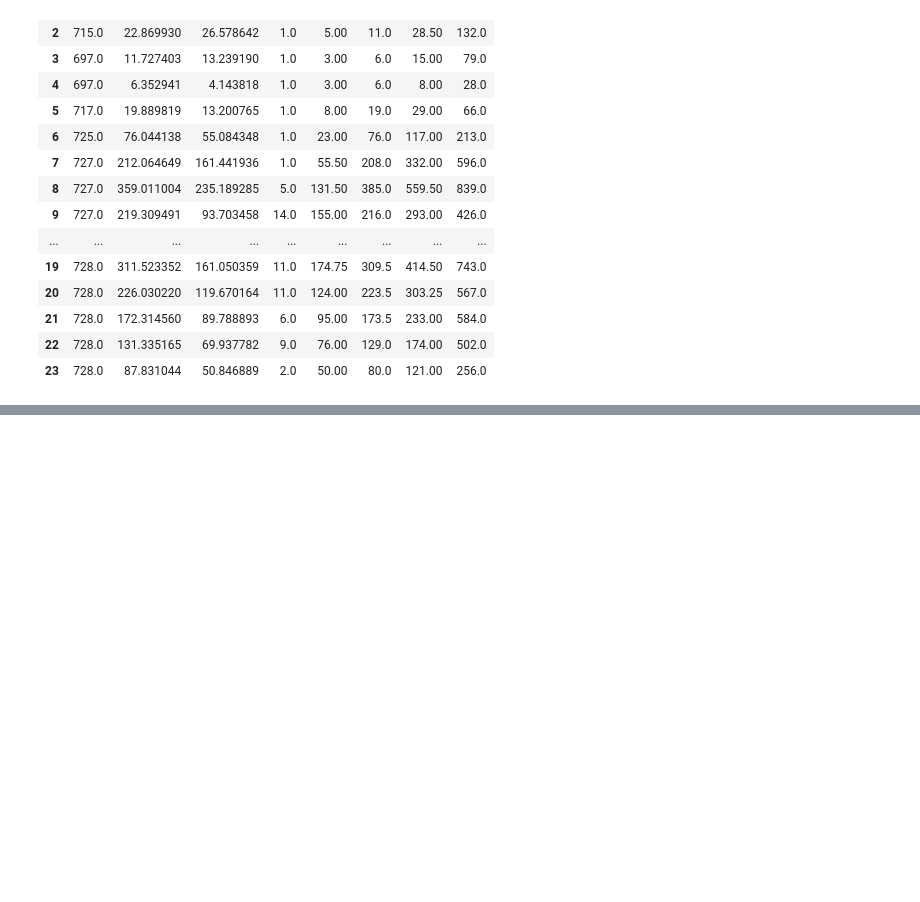
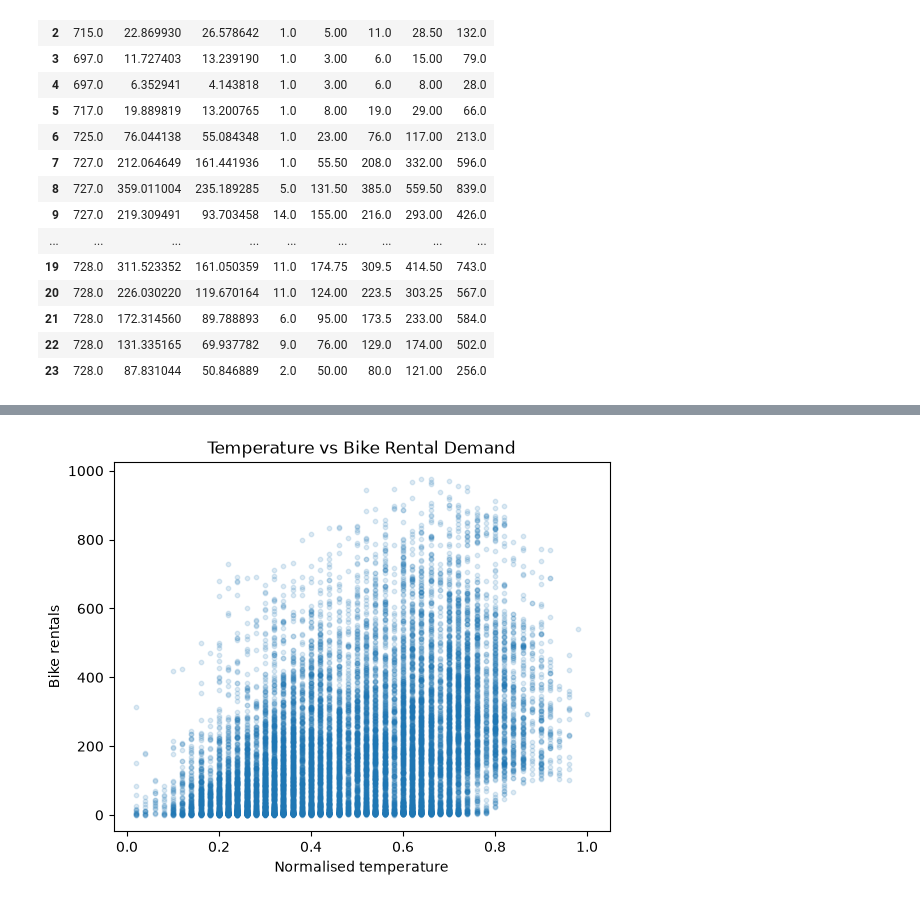
Before and after one commit to GregJackalis/bike-rental-demand-predictor, a Jupyter notebook: notebooks/prediction.ipynb, the cells around one changed output, grey strips where cells are left out. Saved outputs shown, nothing was run; the diff lists cells and outputs as text; code cells hidden in the pictures; blank space fills up the shorter version.

```diff
--- a/notebooks/prediction.ipynb
+++ b/notebooks/prediction.ipynb
@@ -300,0 +362,13 @@ display(hourly_stats)
+# %%
+plt.scatter(
+    df["temp"],
+    df["cnt"],
+    alpha=0.15,
+    s=10
+)
+plt.xlabel("Normalised temperature")
+plt.ylabel("Bike rentals")
+plt.title("Temperature vs Bike Rental Demand")
+plt.show()
+# %% [output]
+[figure, added]
```
Also changed, not shown: parts of 11 cells of this notebook.
